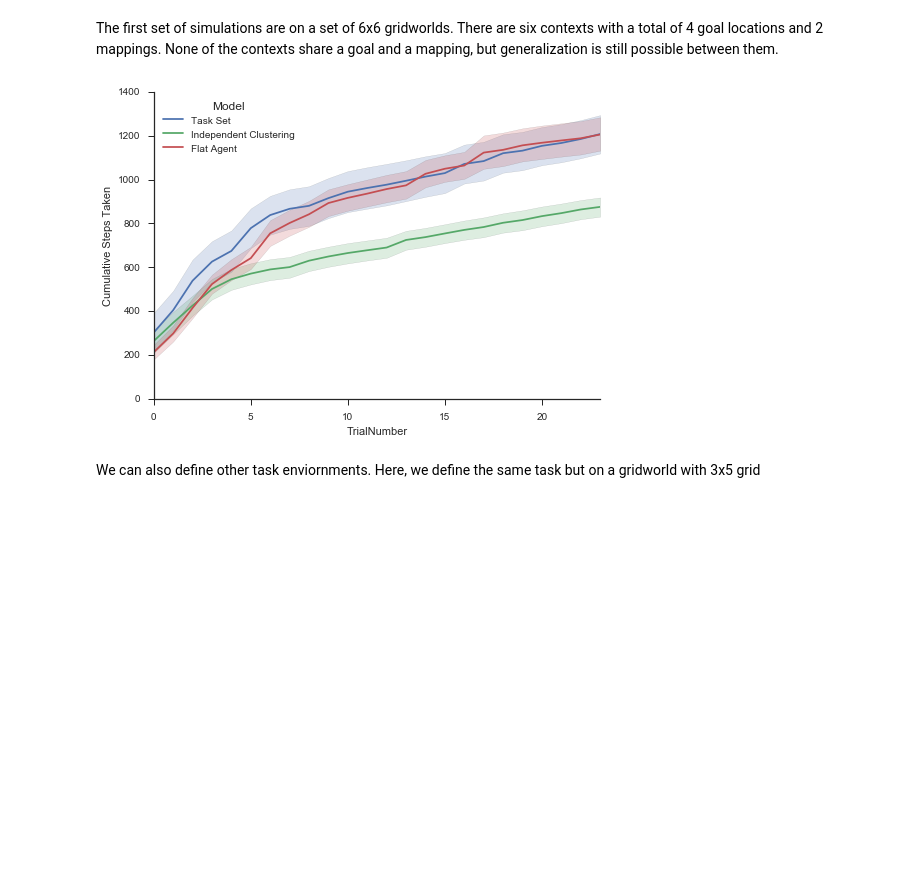
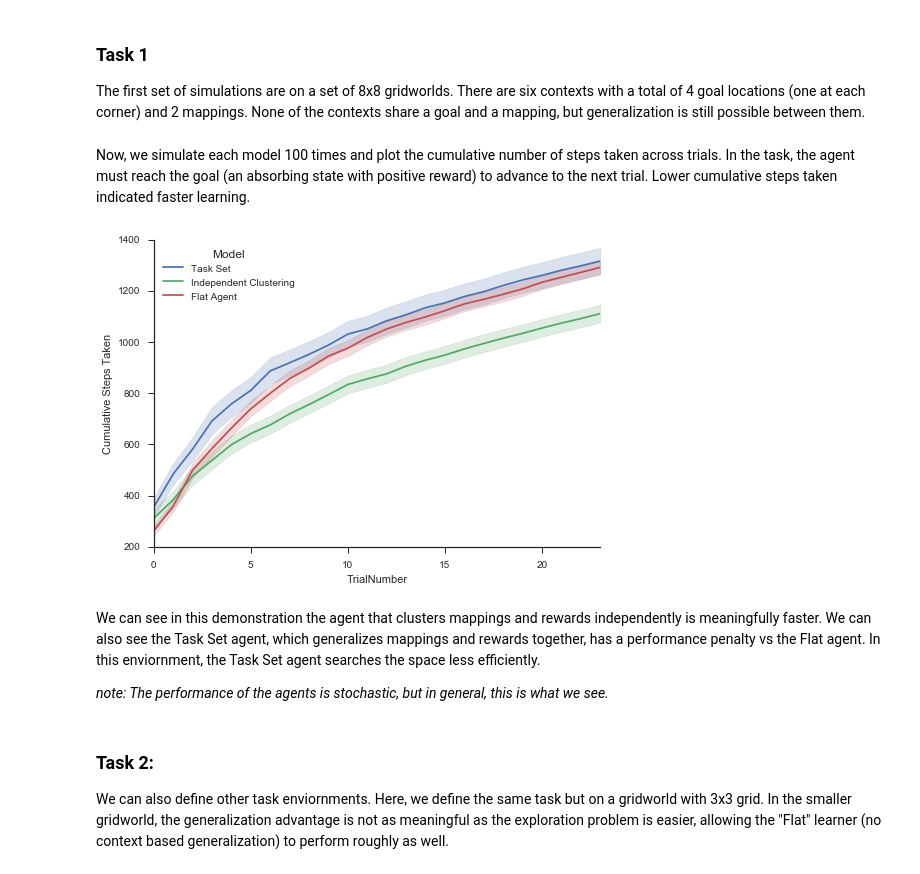
Before and after one commit to nicktfranklin/IndependentClusters, a Jupyter notebook: Demonstration.ipynb, the cells around one changed output. Drawn from its saved outputs; the diff is of its cells as text; code cells hidden in the pictures; blank space fills up the shorter version.

Commit message:
Changed the simulations used in the demonstration

```diff
--- a/Demonstration.ipynb
+++ b/Demonstration.ipynb
@@ -23,7 +51,7 @@ from utils import randomize_order, make_task
 # %% [markdown]
-The first set of simulations are on a set of 6x6 gridworlds. There are six contexts with
-a total of 4 goal locations and 2 mappings. None of the contexts share a goal and a mapping,
-but generalization is still possible between them.
+### Task 1
+The first set of simulations are on a set of 8x8 gridworlds. There are six contexts with
+a total of 4 goal locations (one at each corner) and 2 mappings. None of the contexts share a goal and a mapping, but generalization is still possible between them.
 # %%
 # define all of the task parameters
 grid_world_size = (6, 6)
@@ -83,31 +93,32 @@ def simulate(agent_class, simulation_number, task_kwargs, agent_kwargs=None):
+# %% [markdown]
+Now, we simulate each model 100 times and plot the cumulative number of steps taken across
+trials. In the task, the agent must reach the goal (an absorbing state with positive reward)
+to advance to the next trial. Lower cumulative steps taken indicated faster learning.
 # %%
-n_sim = 25
+n_sim = 100
 
-resultsTS = pd.concat([simulate(TaskSetAgent, ii, task_kwargs) for ii in range(n_sim)])
-resultsIC = pd.concat([simulate(IndependentClusterAgent, ii, task_kwargs) for ii in range(n_sim)])
-resultsFL = pd.concat([simulate(FlatAgent, ii, task_kwargs) for ii in range(n_sim)])
-
-resultsTS['Model'] = ['Task Set'] * len(resultsTS)
-resultsIC['Model'] = ['Independent Clustering'] * len(resultsIC)
-resultsFL['Model'] = ['Flat Agent'] * len(resultsFL)
-results = pd.concat([resultsTS, resultsIC, resultsFL])
-
+results = simulate_all(n_sim, task_kwargs)
 
 # define the parameters to plot the results
 tsplot_kwargs = dict(
     time='TrialNumber',
     value='Cumulative Steps Taken',
     data=results[results['In goal']],
     unit='Simulation Number',
     condition='Model',
 )
 
 with sns.axes_style('ticks'):
     sns.tsplot(**tsplot_kwargs)
     sns.despine()
 # %% [output]
-[figure, old version]
+[figure, new version]
+# %% [markdown]
+We can see in this demonstration the agent that clusters mappings and rewards independently is meaningfully faster. We can also see the Task Set agent, which generalizes mappings and rewards together, has a performance penalty vs the Flat agent. In this enviornment, the Task Set agent searches the space less efficiently.
+
+*note: The performance of the agents is stochastic, but in general, this is what we see.*
 # %% [markdown]
-We can also define other task enviornments. Here, we define the same task but on a gridworld with 3x5 grid
+### Task 2:
+We can also define other task enviornments. Here, we define the same task but on a gridworld with 3x3 grid. In the smaller gridworld, the generalization advantage is not as meaningful as the exploration problem is easier, allowing the "Flat" learner (no context based generalization) to perform roughly as well.
 # %%
 # define all of the task parameters here
```
Also changed, not shown: parts of 9 cells of this notebook.
